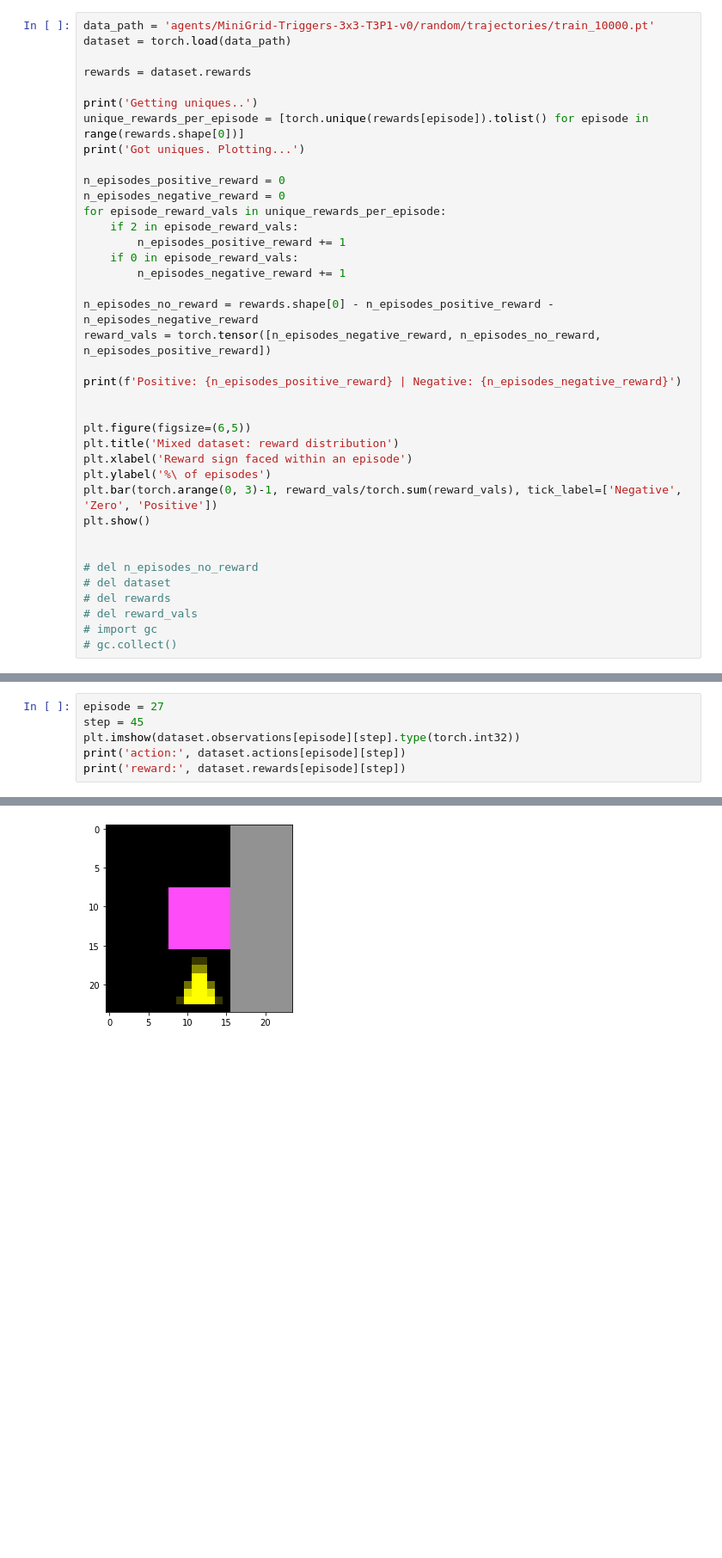
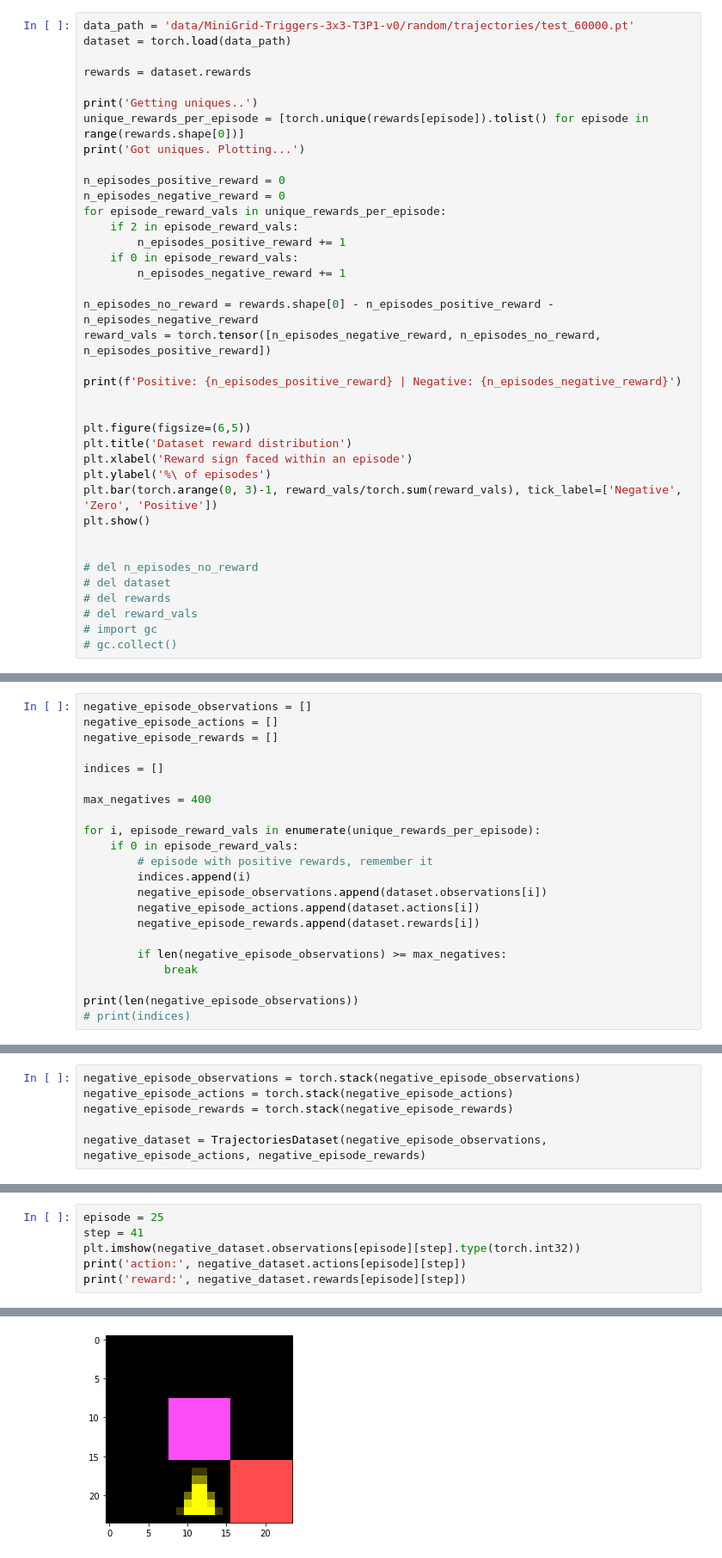
Before and after one commit to mbalesni/rl-secret, a Jupyter notebook: secret/envs/triggers/t3p1-dataset-synth.ipynb, the cells around one changed output, grey strips where cells are left out. Shown at 86% size. Saved outputs shown, nothing was run; the diff lists cells and outputs as text; blank space fills up the shorter version.

```diff
--- a/secret/envs/triggers/t3p1-dataset-synth.ipynb
+++ b/secret/envs/triggers/t3p1-dataset-synth.ipynb
@@ -11,5 +33,5 @@ import os
 # %%
-data_path = 'agents/MiniGrid-Triggers-3x3-T3P1-v0/random/trajectories/train_10000.pt'
+data_path = 'data/MiniGrid-Triggers-3x3-T3P1-v0/random/trajectories/test_60000.pt'
 dataset = torch.load(data_path)
 
 rewards = dataset.rewards
@@ -33,7 +55,7 @@ print(f'Positive: {n_episodes_positive_reward} | Negative: {n_episodes_negative_
 
 
 plt.figure(figsize=(6,5))
-plt.title('Mixed dataset: reward distribution')
+plt.title('Dataset reward distribution')
 plt.xlabel('Reward sign faced within an episode')
 plt.ylabel('%\ of episodes')
 plt.bar(torch.arange(0, 3)-1, reward_vals/torch.sum(reward_vals), tick_label=['Negative', 'Zero', 'Positive'])
@@ -136,0 +108,22 @@ print(indices)
+# %%
+negative_episode_observations = []
+negative_episode_actions = []
+negative_episode_rewards = []
+
+indices = []
+
+max_negatives = 400
+
+for i, episode_reward_vals in enumerate(unique_rewards_per_episode):
+    if 0 in episode_reward_vals:
+        # episode with positive rewards, remember it
+        indices.append(i)
+        negative_episode_observations.append(dataset.observations[i])
+        negative_episode_actions.append(dataset.actions[i])
+        negative_episode_rewards.append(dataset.rewards[i])
+
+        if len(negative_episode_observations) >= max_negatives:
+            break
+
+print(len(negative_episode_observations))
+# print(indices)
@@ -136,0 +132,6 @@ print(indices)
+# %%
+negative_episode_observations = torch.stack(negative_episode_observations)
+negative_episode_actions = torch.stack(negative_episode_actions)
+negative_episode_rewards = torch.stack(negative_episode_rewards)
+
+negative_dataset = TrajectoriesDataset(negative_episode_observations, negative_episode_actions, negative_episode_rewards)
@@ -144,10 +179,10 @@ action: tensor([0., 0., 1.])
 reward: tensor(2)
 [figure]
 # %%
-episode = 27
-step = 45
-plt.imshow(dataset.observations[episode][step].type(torch.int32))
-print('action:', dataset.actions[episode][step])
-print('reward:', dataset.rewards[episode][step])
+episode = 25
+step = 41
+plt.imshow(negative_dataset.observations[episode][step].type(torch.int32))
+print('action:', negative_dataset.actions[episode][step])
+print('reward:', negative_dataset.rewards[episode][step])
 # %% [output]
 action: tensor([0., 0., 1.])
@@ -155 +190 @@ reward: tensor(2)
-[figure, old version]
+[figure, new version]
```
Also changed, not shown: parts of 15 cells of this notebook, 3 other files.
